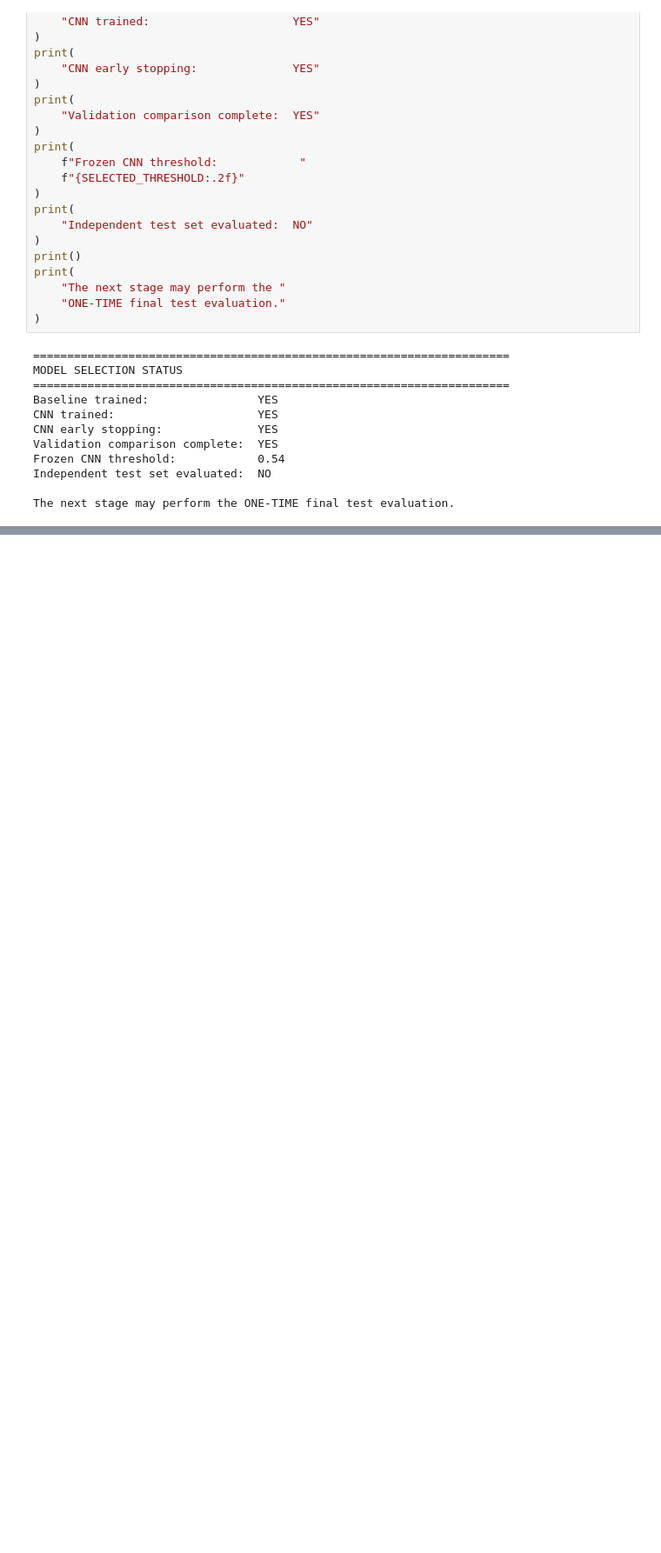
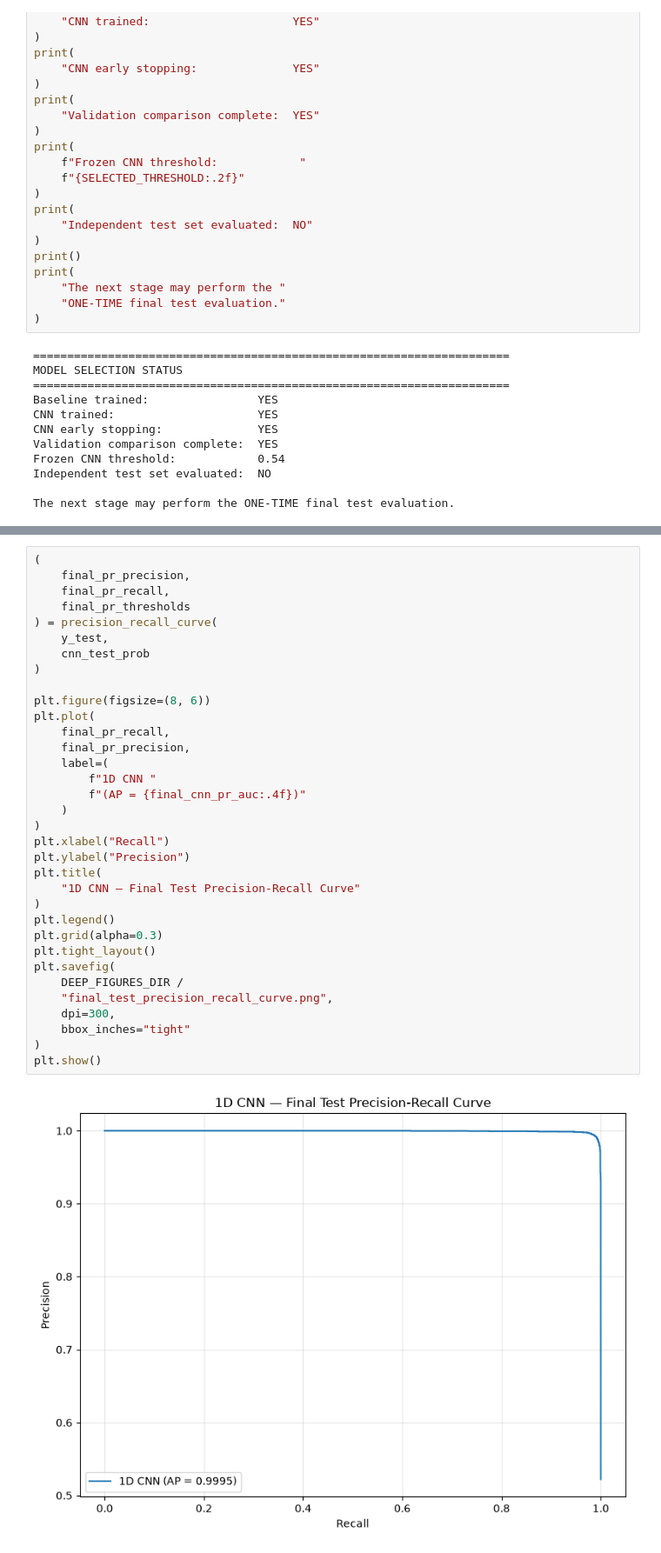
Before and after one commit to Lwazi-Junior/ITRI625-Phishing-Email-Detection, a Jupyter notebook: notebooks/phishing_detection.ipynb, the cells around one changed output, grey strips where cells are left out. Shown at 87% size. Drawn from its saved outputs; the diff is of its cells as text; blank space fills up the shorter version.

```diff
--- a/notebooks/phishing_detection.ipynb
+++ b/notebooks/phishing_detection.ipynb
@@ -3066,0 +3505,36 @@ The next stage may perform the ONE-TIME final test evaluation.
+# %%
+(
+    final_pr_precision,
+    final_pr_recall,
+    final_pr_thresholds
+) = precision_recall_curve(
+    y_test,
+    cnn_test_prob
+)
+
+plt.figure(figsize=(8, 6))
+plt.plot(
+    final_pr_recall,
+    final_pr_precision,
+    label=(
+        f"1D CNN "
+        f"(AP = {final_cnn_pr_auc:.4f})"
+    )
+)
+plt.xlabel("Recall")
+plt.ylabel("Precision")
+plt.title(
+    "1D CNN — Final Test Precision-Recall Curve"
+)
+plt.legend()
+plt.grid(alpha=0.3)
+plt.tight_layout()
+plt.savefig(
+    DEEP_FIGURES_DIR /
+    "final_test_precision_recall_curve.png",
+    dpi=300,
+    bbox_inches="tight"
+)
+plt.show()
+# %% [output]
+[figure, added]
```
Also changed, not shown: parts of 35 cells of this notebook, 9 other files.
